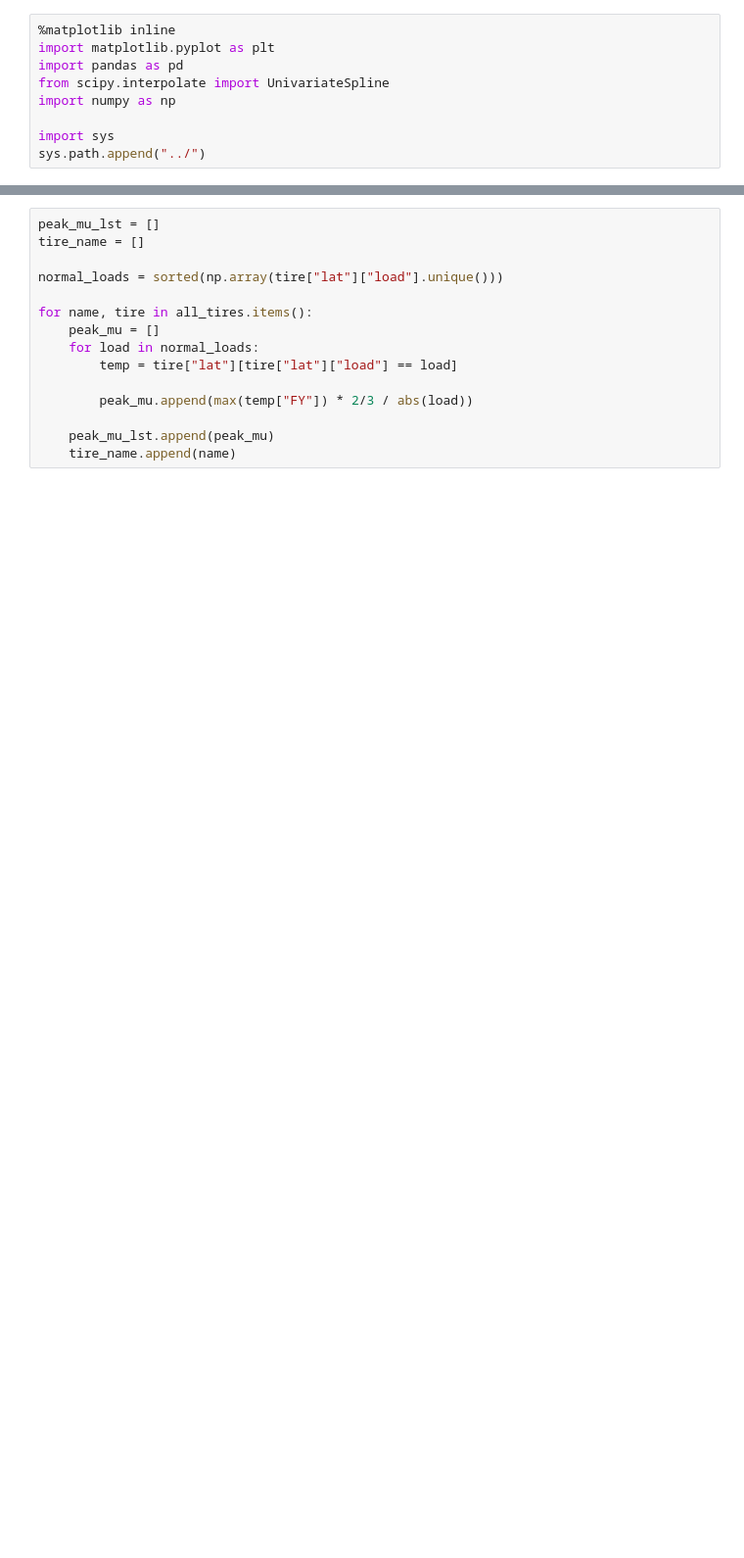
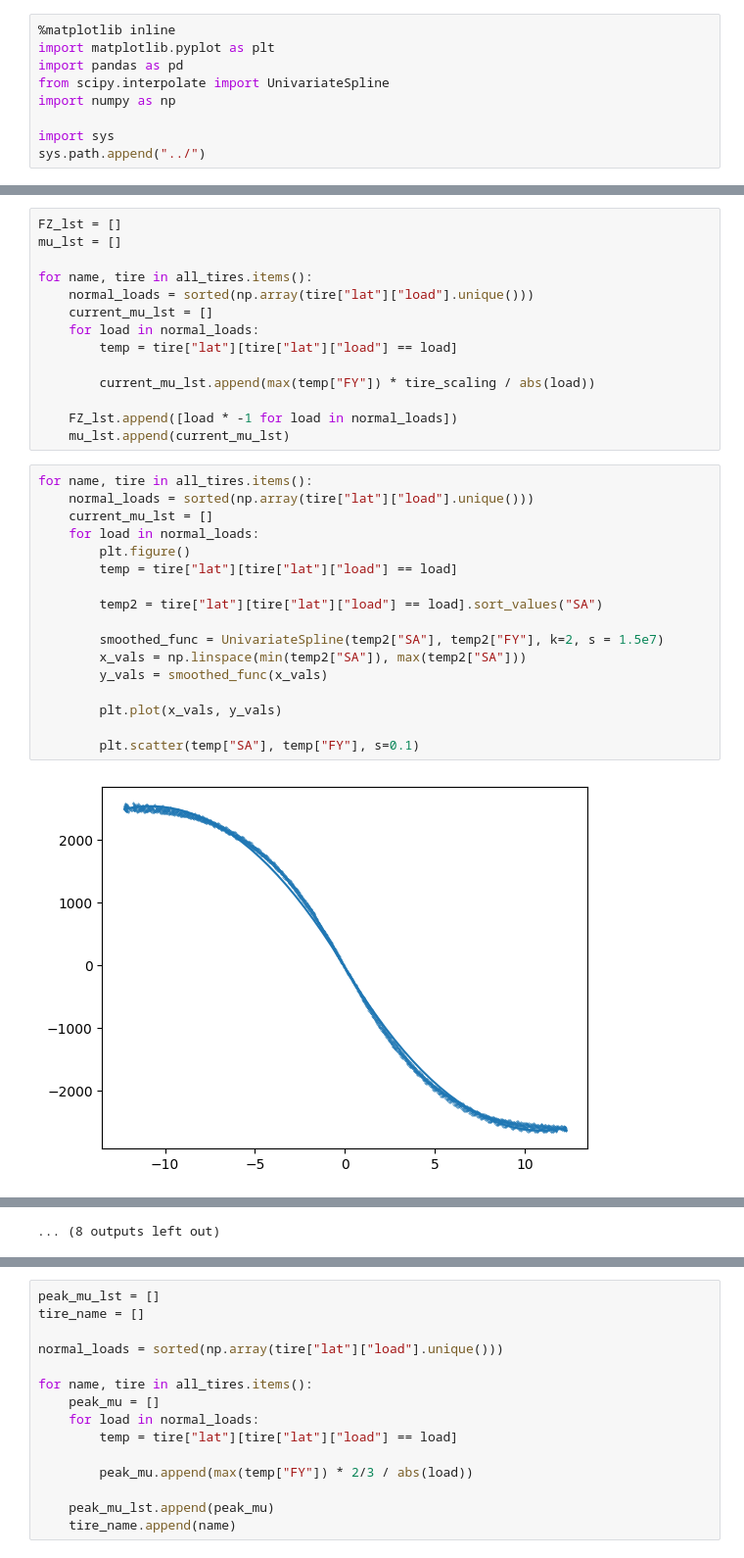
Before and after one commit to rhorvath02/tire_analysis, a Jupyter notebook: tire_selection/normal_load_sensitivity.ipynb, the cells around one changed output, grey strips where cells are left out. Shown at 98% size. Saved outputs shown, nothing was run; the diff lists cells and outputs as text; blank space fills up the shorter version.

```diff
--- a/tire_selection/normal_load_sensitivity.ipynb
+++ b/tire_selection/normal_load_sensitivity.ipynb
@@ -46,3 +47,36 @@ for name, tire in tire_dict:
         tire["lat"] = df[((df["velocity"] == velocity) & (df["pressure"] == pressure) & (df["camber"] == camber))]
     except:
         print("Error getting lateral data for {0}".format(name))
+# %%
+FZ_lst = []
+mu_lst = []
+
+for name, tire in all_tires.items():
+    normal_loads = sorted(np.array(tire["lat"]["load"].unique()))
+    current_mu_lst = []
+    for load in normal_loads:
+        temp = tire["lat"][tire["lat"]["load"] == load]
+
+        current_mu_lst.append(max(temp["FY"]) * tire_scaling / abs(load))
+
+    FZ_lst.append([load * -1 for load in normal_loads])
+    mu_lst.append(current_mu_lst)
+# %%
+for name, tire in all_tires.items():
+    normal_loads = sorted(np.array(tire["lat"]["load"].unique()))
+    current_mu_lst = []
+    for load in normal_loads:
+        plt.figure()
+        temp = tire["lat"][tire["lat"]["load"] == load]
+
+        temp2 = tire["lat"][tire["lat"]["load"] == load].sort_values("SA")
+
+        smoothed_func = UnivariateSpline(temp2["SA"], temp2["FY"], k=2, s = 1.5e7)
+        x_vals = np.linspace(min(temp2["SA"]), max(temp2["SA"]))
+        y_vals = smoothed_func(x_vals)
+
+        plt.plot(x_vals, y_vals)
+
+        plt.scatter(temp["SA"], temp["FY"], s=0.1)
+# %% [output]
+[figure, added]
@@ -48,0 +94 @@ for name, tire in tire_dict:
+... (8 outputs left out)
```
Also changed, not shown: parts of 6 cells of this notebook.
